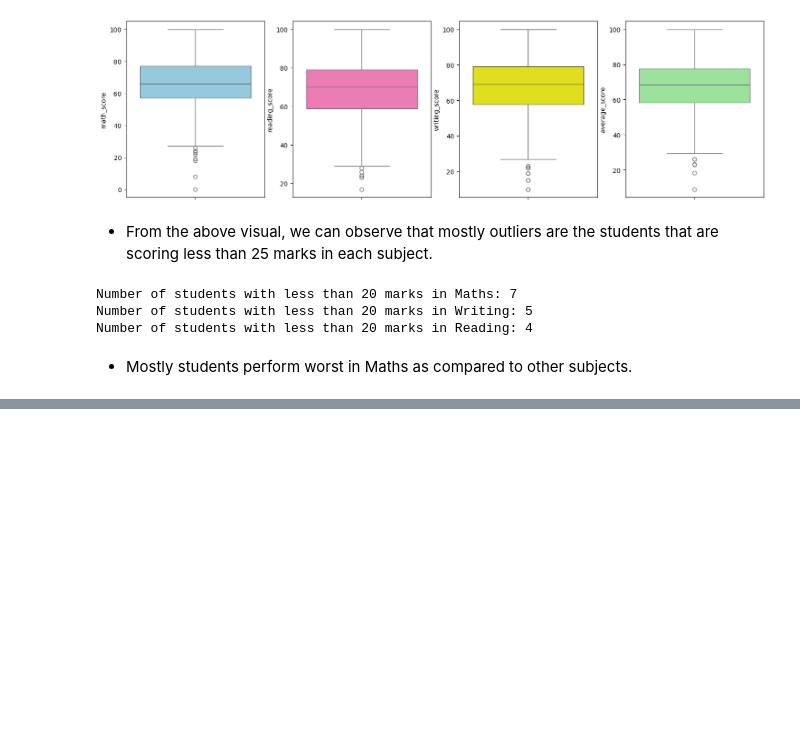
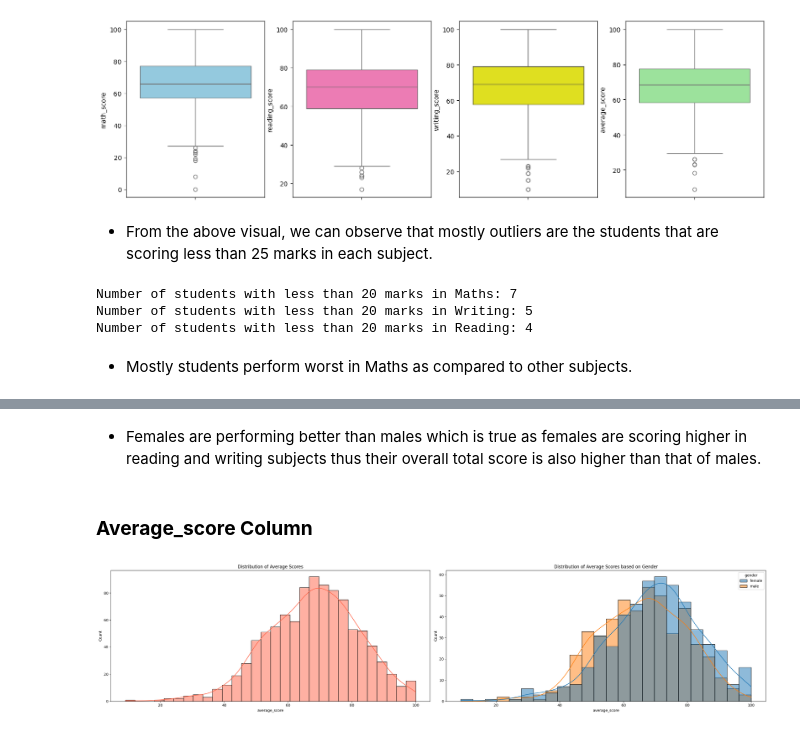
Before and after one commit to Tanwar-Aastha/Student-Achievement-Analyzer, a Jupyter notebook: notebook/EDA.ipynb, the cells around one changed output, grey strips where cells are left out. Saved outputs shown, nothing was run; the diff lists cells and outputs as text; code cells hidden in the pictures; blank space fills up the shorter version.

```diff
--- a/notebook/EDA.ipynb
+++ b/notebook/EDA.ipynb
@@ -507,0 +520,21 @@ Number of students with less than 20 marks in Reading: 4
+# %% [markdown]
+- Females are performing better than males which is true as females are scoring higher in reading and writing subjects thus their overall total score is also higher than that of males.
+# %% [markdown]
+### **Average_score Column**
+# %%
+# Create a figure with two subplots
+fig, axs = plt.subplots(1, 2, figsize=(26,6))
+
+# First subplot: Distribution of Average Scores
+sns.histplot(data=data, x='average_score', bins=30, kde=True, color='tomato', ax=axs[0])
+axs[0].set_title('Distribution of Average Scores')
+
+# Second subplot: Distribution of Average Scores based on Gender
+sns.histplot(data=data, x='average_score', kde=True, hue='gender', ax=axs[1])
+axs[1].set_title('Distribution of Average Scores based on Gender')
+
+# Display the plots
+plt.tight_layout()
+plt.show()
+# %% [output]
+[figure, added]
```
Also changed, not shown: parts of 5 cells of this notebook.
